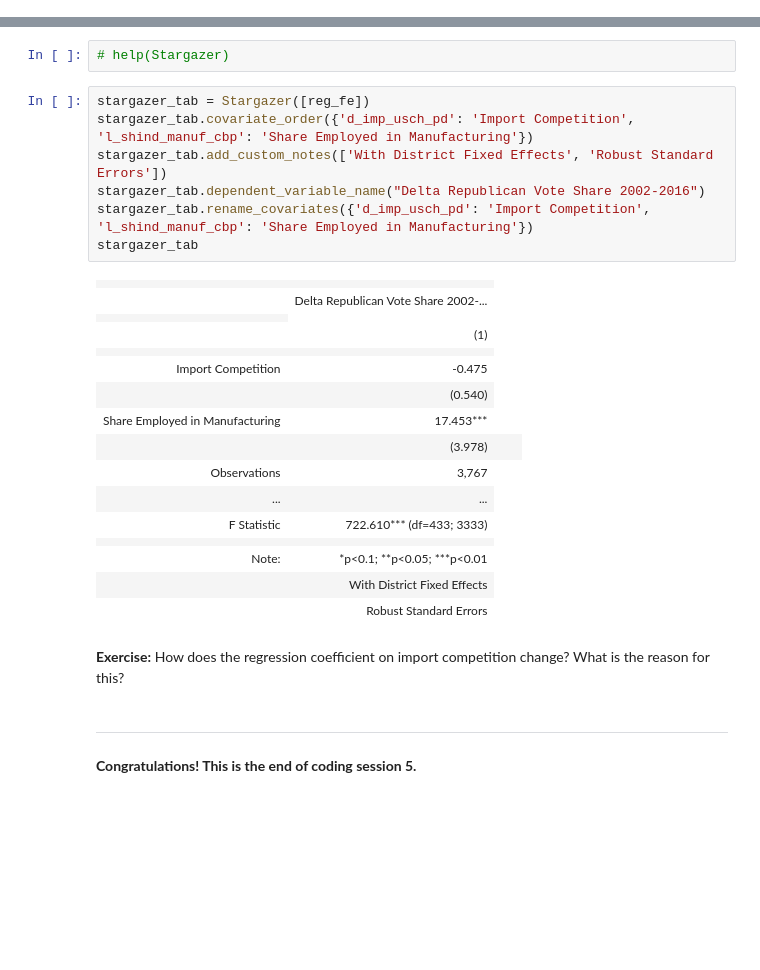
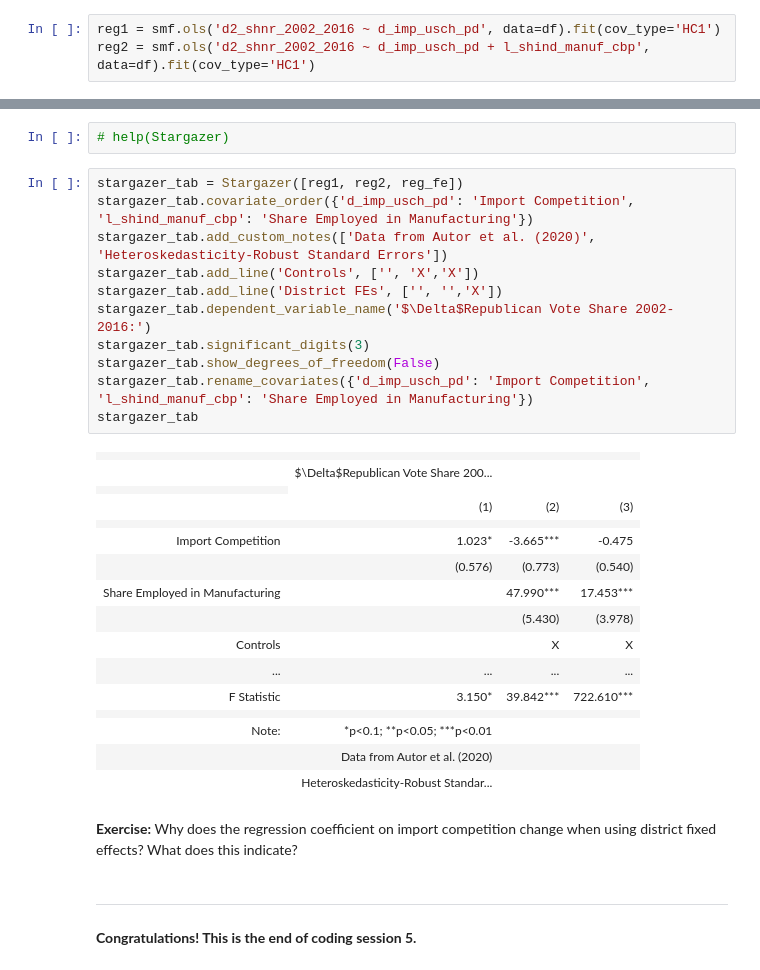
Before and after one commit to FelixHagemeister/POL63102, a Jupyter notebook: Coding_Session_5.ipynb, the cells around one changed output, grey strips where cells are left out. Drawn from its saved outputs; the diff is of its cells as text; blank space fills up the shorter version.

```diff
--- a/Coding_Session_5.ipynb
+++ b/Coding_Session_5.ipynb
@@ -78,33 +80,40 @@ Notes:
+# %%
+reg1 = smf.ols('d2_shnr_2002_2016 ~ d_imp_usch_pd', data=df).fit(cov_type='HC1')
+reg2 = smf.ols('d2_shnr_2002_2016 ~ d_imp_usch_pd + l_shind_manuf_cbp', data=df).fit(cov_type='HC1')
 # %% [markdown]
 However, note that the output is very long. As we are not interested in coefficients on each single district dummy, let's produce stargazer output just with the coefficients we are interested in, noting in the table that district fixed effects are applied:
 # %%
 # help(Stargazer)
 # %%
-stargazer_tab = Stargazer([reg_fe])
+stargazer_tab = Stargazer([reg1, reg2, reg_fe])
 stargazer_tab.covariate_order({'d_imp_usch_pd': 'Import Competition', 'l_shind_manuf_cbp': 'Share Employed in Manufacturing'})
-stargazer_tab.add_custom_notes(['With District Fixed Effects', 'Robust Standard Errors'])
-stargazer_tab.dependent_variable_name("Delta Republican Vote Share 2002-2016")
+stargazer_tab.add_custom_notes(['Data from Autor et al. (2020)', 'Heteroskedasticity-Robust Standard Errors'])
+stargazer_tab.add_line('Controls', ['', 'X','X'])
+stargazer_tab.add_line('District FEs', ['', '','X'])
+stargazer_tab.dependent_variable_name('$\Delta$Republican Vote Share 2002-2016:')
+stargazer_tab.significant_digits(3)
+stargazer_tab.show_degrees_of_freedom(False)
 stargazer_tab.rename_covariates({'d_imp_usch_pd': 'Import Competition', 'l_shind_manuf_cbp': 'Share Employed in Manufacturing'})
 stargazer_tab
 # %% [output]
-|  |  |
-|  | Delta Republican Vote Share 2002-... |
+|  |  |  |  |
+|  | $\Delta$Republican Vote Share 200... |  |  |
 |  |
-|  | (1) |
-|  |  |
-| Import Competition | -0.475 |
-|  | (0.540) |
-| Share Employed in Manufacturing | 17.453*** |
-|  | (3.978) |  |  |
-| Observations | 3,767 |
-| ... | ... |
-| F Statistic | 722.610*** (df=433; 3333) |
-|  |  |
-| Note: | *p<0.1; **p<0.05; ***p<0.01 |
-|  | With District Fixed Effects |
-|  | Robust Standard Errors |
+|  | (1) | (2) | (3) |
+|  |  |  |  |
+| Import Competition | 1.023* | -3.665*** | -0.475 |
+|  | (0.576) | (0.773) | (0.540) |
+| Share Employed in Manufacturing |  | 47.990*** | 17.453*** |
+|  |  | (5.430) | (3.978) |
+| Controls |  | X | X |
+| ... | ... | ... | ... |
+| F Statistic | 3.150* | 39.842*** | 722.610*** |
+|  |  |  |  |
+| Note: | *p<0.1; **p<0.05; ***p<0.01 |  |  |
+|  | Data from Autor et al. (2020) |  |  |
+|  | Heteroskedasticity-Robust Standar... |  |  |
 # %% [markdown]
-**Exercise:** How does the regression coefficient on import competition change? What is the reason for this?
+**Exercise:** Why does the regression coefficient on import competition change when using district fixed effects? What does this indicate?
 # %% [markdown]
 ---
 **Congratulations! This is the end of coding session 5.**
```
Also changed, not shown: parts of 2 cells of this notebook.
